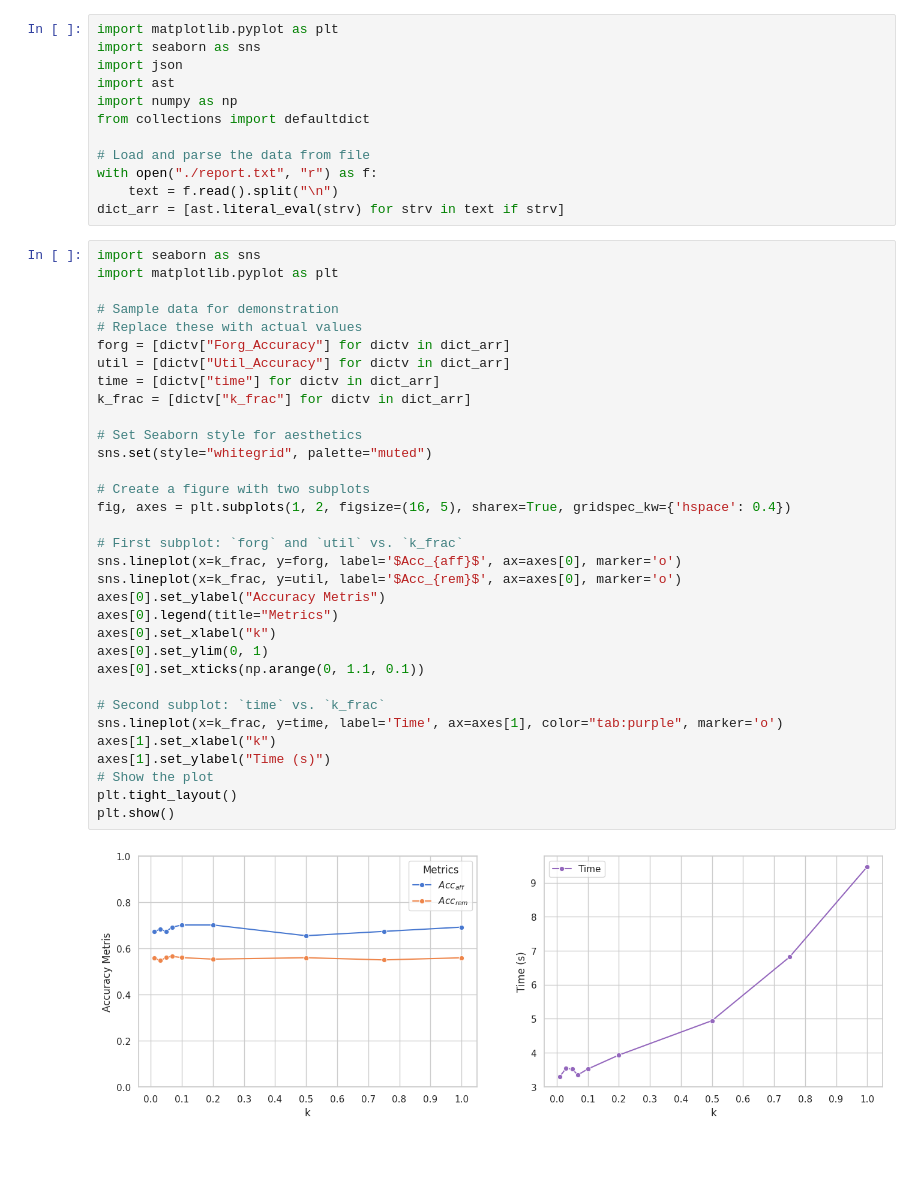
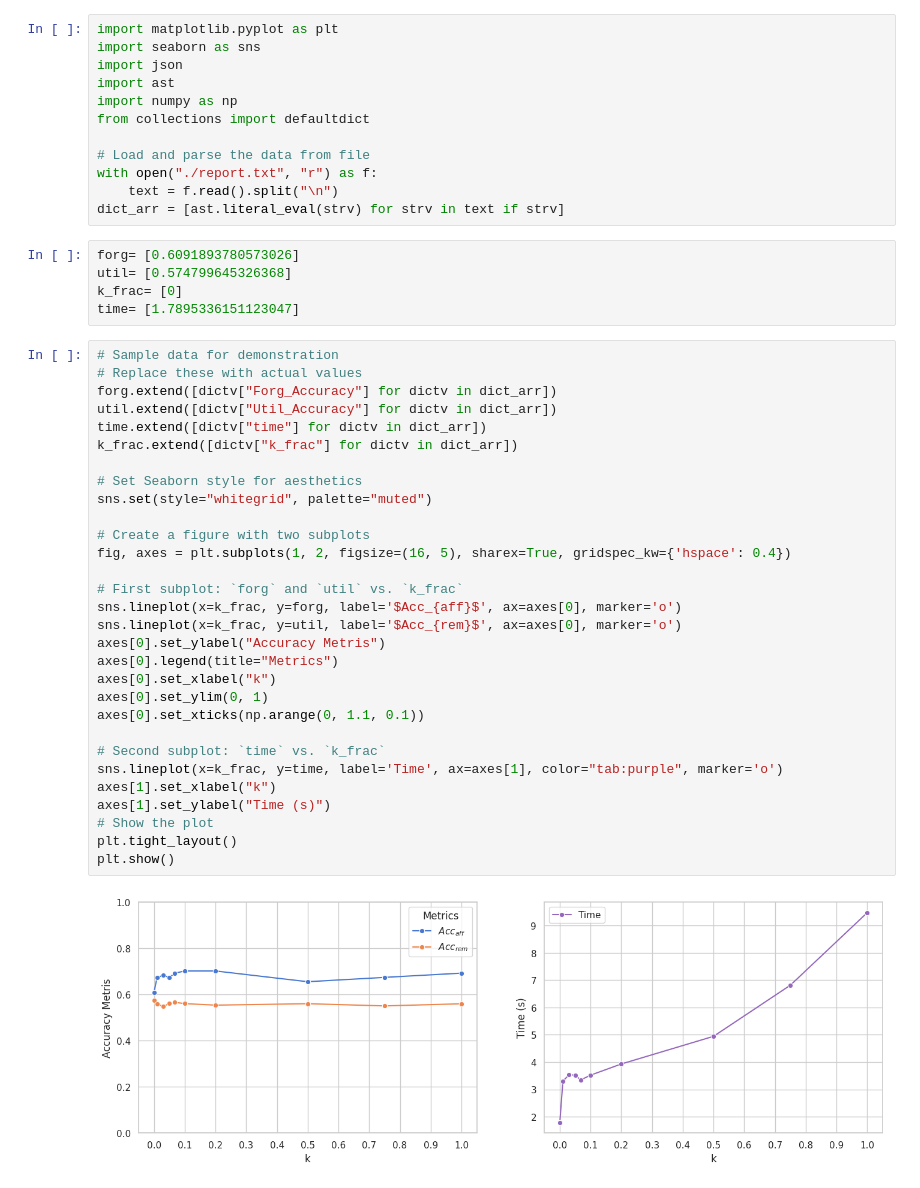
Before and after one commit to varshitakolipaka/corrective-unlearning-for-gnns, a Jupyter notebook: plotter.ipynb, the cells around one changed output. Cells and saved outputs as stored; diff of their text form; blank space fills up the shorter version.

Commit message:
feat: plotting ready

```diff
--- a/plotter.ipynb
+++ b/plotter.ipynb
@@ -68,38 +10,40 @@ from collections import defaultdict
 with open("./report.txt", "r") as f:
     text = f.read().split("\n")
 dict_arr = [ast.literal_eval(strv) for strv in text if strv]
+# %%
+forg= [0.6091893780573026]
+util= [0.574799645326368]
+k_frac= [0]
+time= [1.7895336151123047]
 # %%
-import seaborn as sns
-import matplotlib.pyplot as plt
-
 # Sample data for demonstration
 # Replace these with actual values
-forg = [dictv["Forg_Accuracy"] for dictv in dict_arr]
-util = [dictv["Util_Accuracy"] for dictv in dict_arr]
-time = [dictv["time"] for dictv in dict_arr]
-k_frac = [dictv["k_frac"] for dictv in dict_arr]
+forg.extend([dictv["Forg_Accuracy"] for dictv in dict_arr])
+util.extend([dictv["Util_Accuracy"] for dictv in dict_arr])
+time.extend([dictv["time"] for dictv in dict_arr])
+k_frac.extend([dictv["k_frac"] for dictv in dict_arr])
 
 # Set Seaborn style for aesthetics
 sns.set(style="whitegrid", palette="muted")
 
 # Create a figure with two subplots
 fig, axes = plt.subplots(1, 2, figsize=(16, 5), sharex=True, gridspec_kw={'hspace': 0.4})
 
 # First subplot: `forg` and `util` vs. `k_frac`
 sns.lineplot(x=k_frac, y=forg, label='$Acc_{aff}$', ax=axes[0], marker='o')
 sns.lineplot(x=k_frac, y=util, label='$Acc_{rem}$', ax=axes[0], marker='o')
 axes[0].set_ylabel("Accuracy Metris")
 axes[0].legend(title="Metrics")
 axes[0].set_xlabel("k")
 axes[0].set_ylim(0, 1)
 axes[0].set_xticks(np.arange(0, 1.1, 0.1))
 
 # Second subplot: `time` vs. `k_frac`
 sns.lineplot(x=k_frac, y=time, label='Time', ax=axes[1], color="tab:purple", marker='o')
 axes[1].set_xlabel("k")
 axes[1].set_ylabel("Time (s)")
 # Show the plot
 plt.tight_layout()
 plt.show()
 # %% [output]
-[figure, old version]
+[figure, new version]
```
Also changed, not shown: parts of 2 cells of this notebook.
